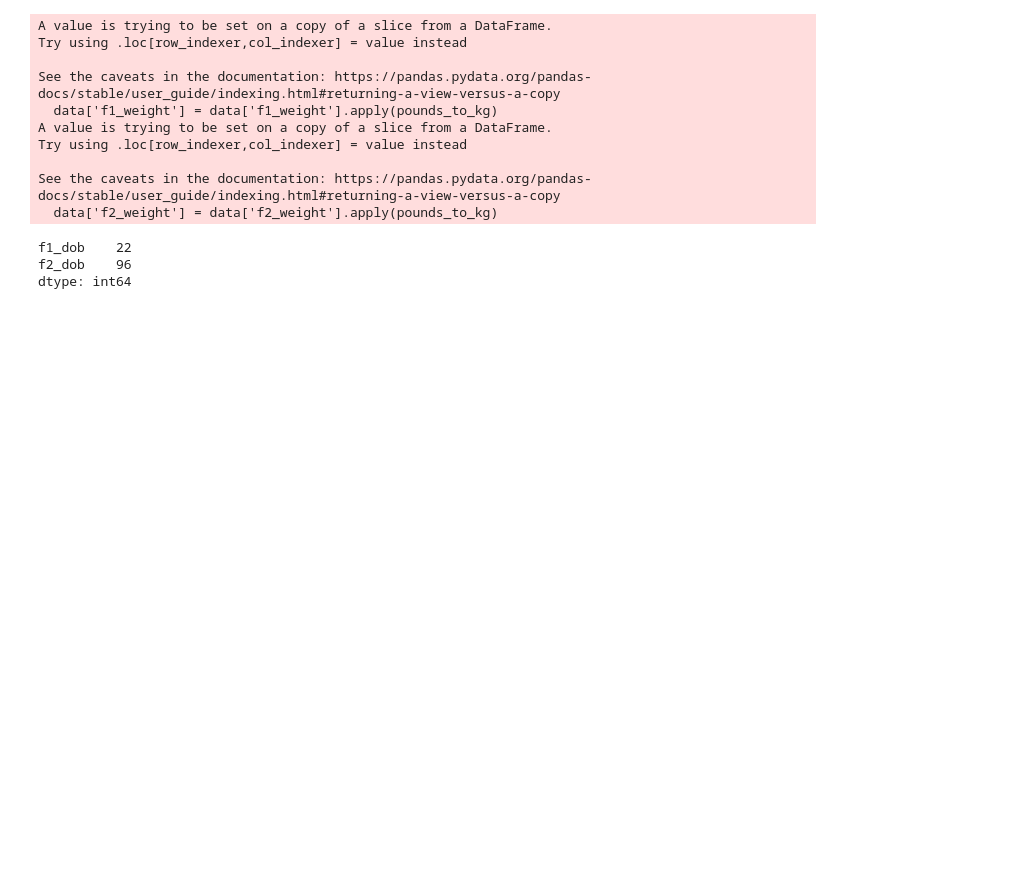
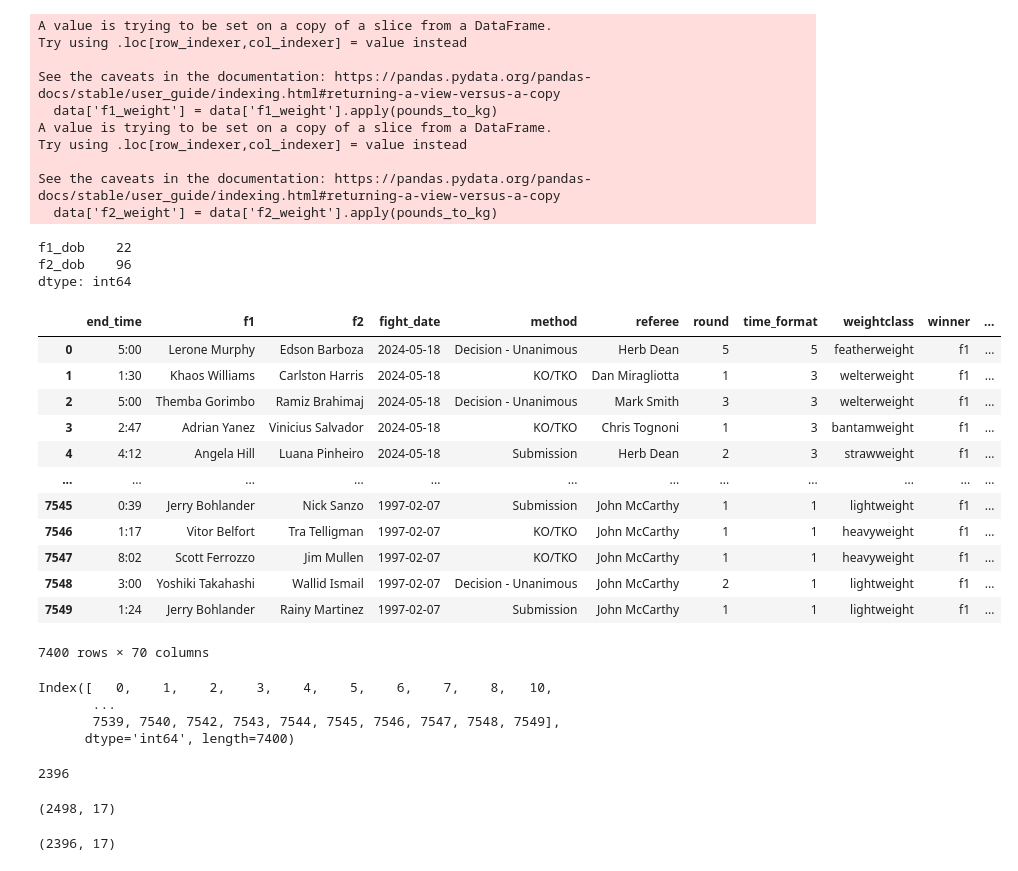
Before and after one commit to jeaend/UFC_Fight_Outcome_Prediction, a Jupyter notebook: 2_data_preparation/2_clean_and_rearragne.ipynb, the cells around one changed output. Cells and saved outputs as stored; diff of their text form; code cells hidden in the pictures; blank space fills up the shorter version.

```diff
--- a/2_data_preparation/2_clean_and_rearragne.ipynb
+++ b/2_data_preparation/2_clean_and_rearragne.ipynb
@@ -337,3 +323,42 @@ dtype: int64
 data = data.round(2)
 # %%
 data.to_csv('cleaned_data.csv', index=False)
+# %%
+data
+# %% [output]
+|  | end_time | f1 | f2 | fight_date | method | referee | round | time_format | weightclass | winner | ... |
+| 0 | 5:00 | Lerone Murphy | Edson Barboza | 2024-05-18 | Decision - Unanimous | Herb Dean | 5 | 5 | featherweight | f1 | ... |
+| 1 | 1:30 | Khaos Williams | Carlston Harris | 2024-05-18 | KO/TKO | Dan Miragliotta | 1 | 3 | welterweight | f1 | ... |
+| 2 | 5:00 | Themba Gorimbo | Ramiz Brahimaj | 2024-05-18 | Decision - Unanimous | Mark Smith | 3 | 3 | welterweight | f1 | ... |
+| 3 | 2:47 | Adrian Yanez | Vinicius Salvador | 2024-05-18 | KO/TKO | Chris Tognoni | 1 | 3 | bantamweight | f1 | ... |
+| 4 | 4:12 | Angela Hill | Luana Pinheiro | 2024-05-18 | Submission | Herb Dean | 2 | 3 | strawweight | f1 | ... |
+| ... | ... | ... | ... | ... | ... | ... | ... | ... | ... | ... | ... |
+| 7545 | 0:39 | Jerry Bohlander | Nick Sanzo | 1997-02-07 | Submission | John McCarthy | 1 | 1 | lightweight | f1 | ... |
+| 7546 | 1:17 | Vitor Belfort | Tra Telligman | 1997-02-07 | KO/TKO | John McCarthy | 1 | 1 | heavyweight | f1 | ... |
+| 7547 | 8:02 | Scott Ferrozzo | Jim Mullen | 1997-02-07 | KO/TKO | John McCarthy | 1 | 1 | heavyweight | f1 | ... |
+| 7548 | 3:00 | Yoshiki Takahashi | Wallid Ismail | 1997-02-07 | Decision - Unanimous | John McCarthy | 2 | 1 | lightweight | f1 | ... |
+| 7549 | 1:24 | Jerry Bohlander | Rainy Martinez | 1997-02-07 | Submission | John McCarthy | 1 | 1 | lightweight | f1 | ... |
+7400 rows × 70 columns
+# %%
+data.index
+# %% [output]
+Index([   0,    1,    2,    3,    4,    5,    6,    7,    8,   10,
+       ...
+       7539, 7540, 7542, 7543, 7544, 7545, 7546, 7547, 7548, 7549],
+      dtype='int64', length=7400)
+# %%
+unique_names = pd.concat([data['f1'], data['f2']]).unique().tolist()
+len(unique_names)
+# %% [output]
+2396
+# %%
+# filter fighter data
+fighters = pd.read_csv('../1_data_retrieval/ufc_fighter_info.csv')
+fighters.shape
+# %% [output]
+(2498, 17)
+# %%
+filtered_fighters = fighters[fighters['name'].isin(unique_names)]
+filtered_fighters.shape
+# %% [output]
+(2396, 17)
```
Also changed, not shown: parts of 5 cells of this notebook, 2 other files.
